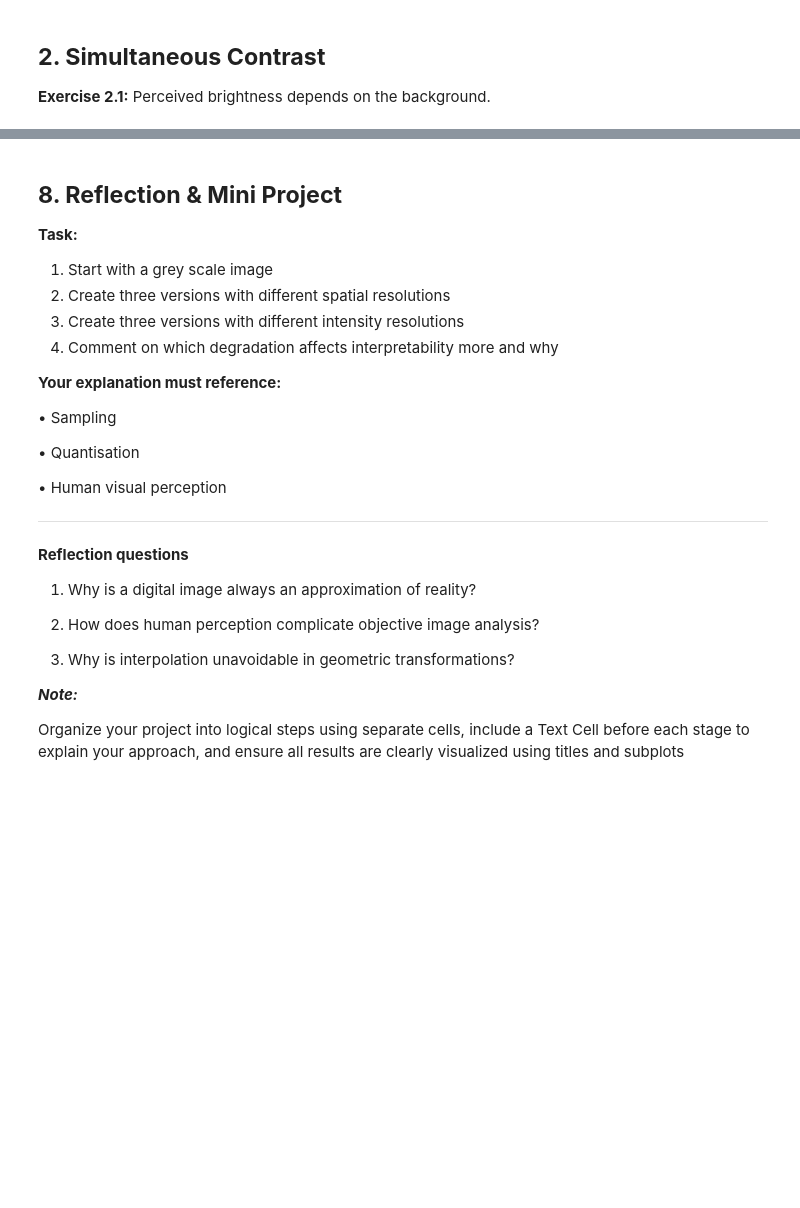
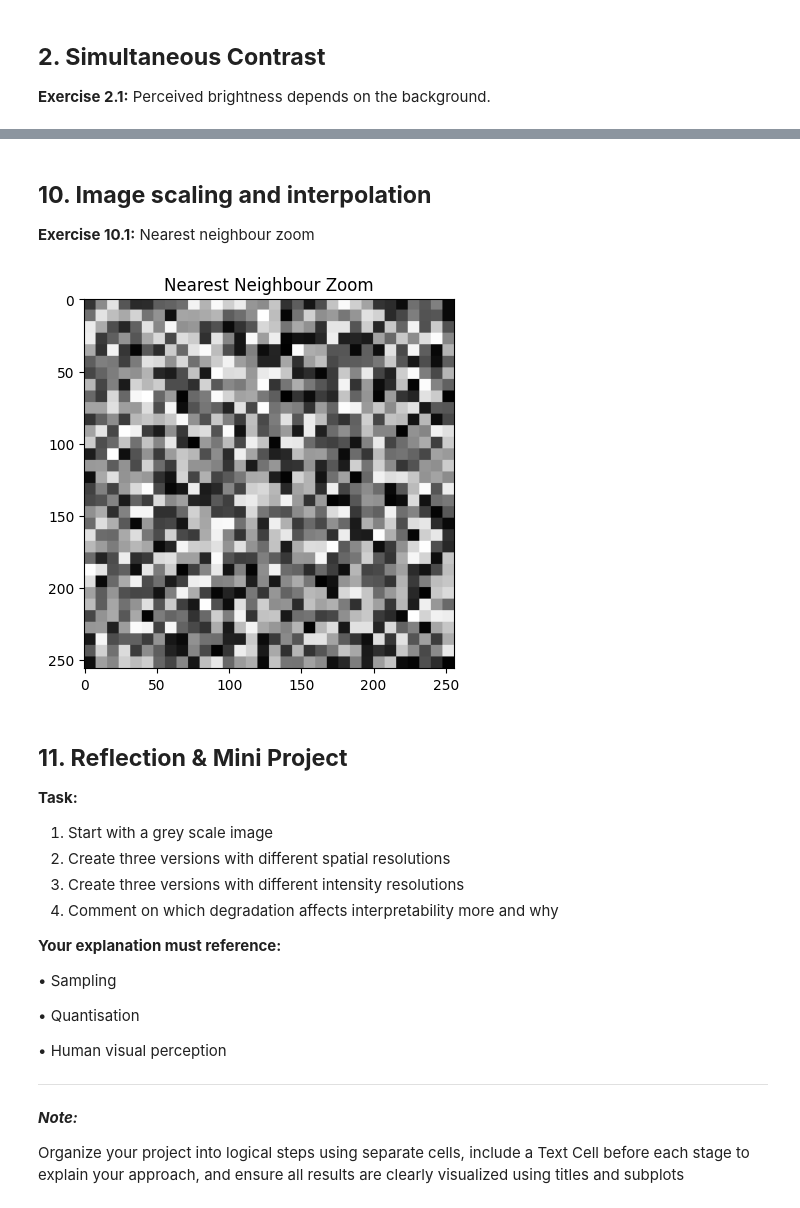
Before and after one commit to BashayrA/Digital-Image-Processing---Labs, a Jupyter notebook: Lab2.ipynb, the cells around one changed output, grey strips where cells are left out. Saved outputs shown, nothing was run; the diff lists cells and outputs as text; code cells hidden in the pictures; blank space fills up the shorter version.

```diff
--- a/Lab2.ipynb
+++ b/Lab2.ipynb
@@ -144,5 +272,21 @@ Chessboard (D8): 0
+# %% [markdown]
+## **10. Image scaling and interpolation**
+
+**Exercise 10.1:** Nearest neighbour zoom
+# %%
+zoom = np.repeat(np.repeat(down_32, 8, axis=0), 8, axis=1)
+
+plt.imshow(zoom, cmap='gray')
+plt.title("Nearest Neighbour Zoom")
+plt.show()
+
+# Questions
+# 1. Why does the image appear blocky?
+# 2. Which interpolation method would improve smoothness?
+# %% [output]
+[figure, added]
 # %% [markdown]
-## **8. Reflection & Mini Project**
+## **11. Reflection & Mini Project**
 **Task:**
 
 1.	Start with a grey scale image
@@ -159,13 +303,6 @@ Chessboard (D8): 0
 
 •	Human visual perception
 ________________________________________
-**Reflection questions**
-
-1.	Why is a digital image always an approximation of reality?
-
-2.	How does human perception complicate objective image analysis?
-
-3.	Why is interpolation unavoidable in geometric transformations?
 
 ***Note:***
 
```
Also changed, not shown: parts of 21 cells of this notebook.
